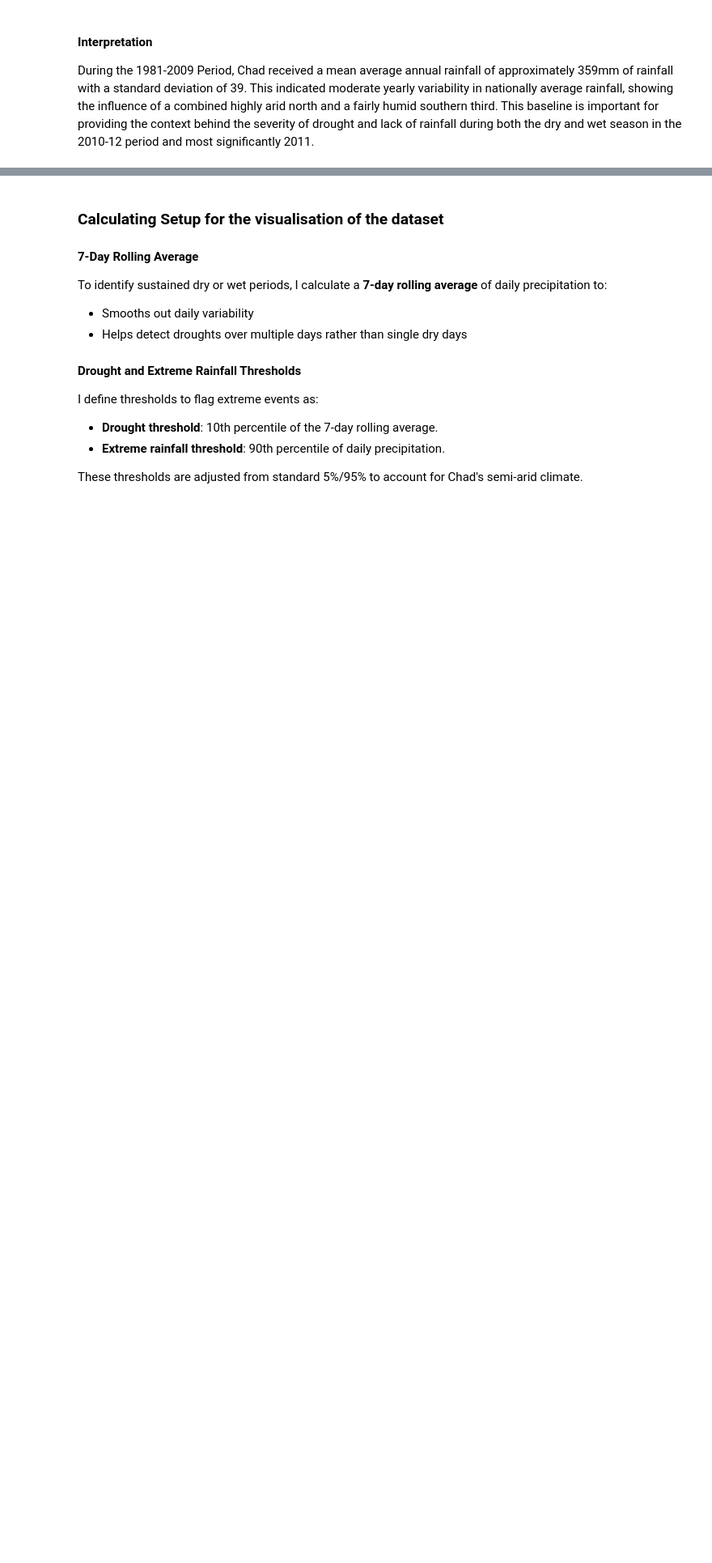
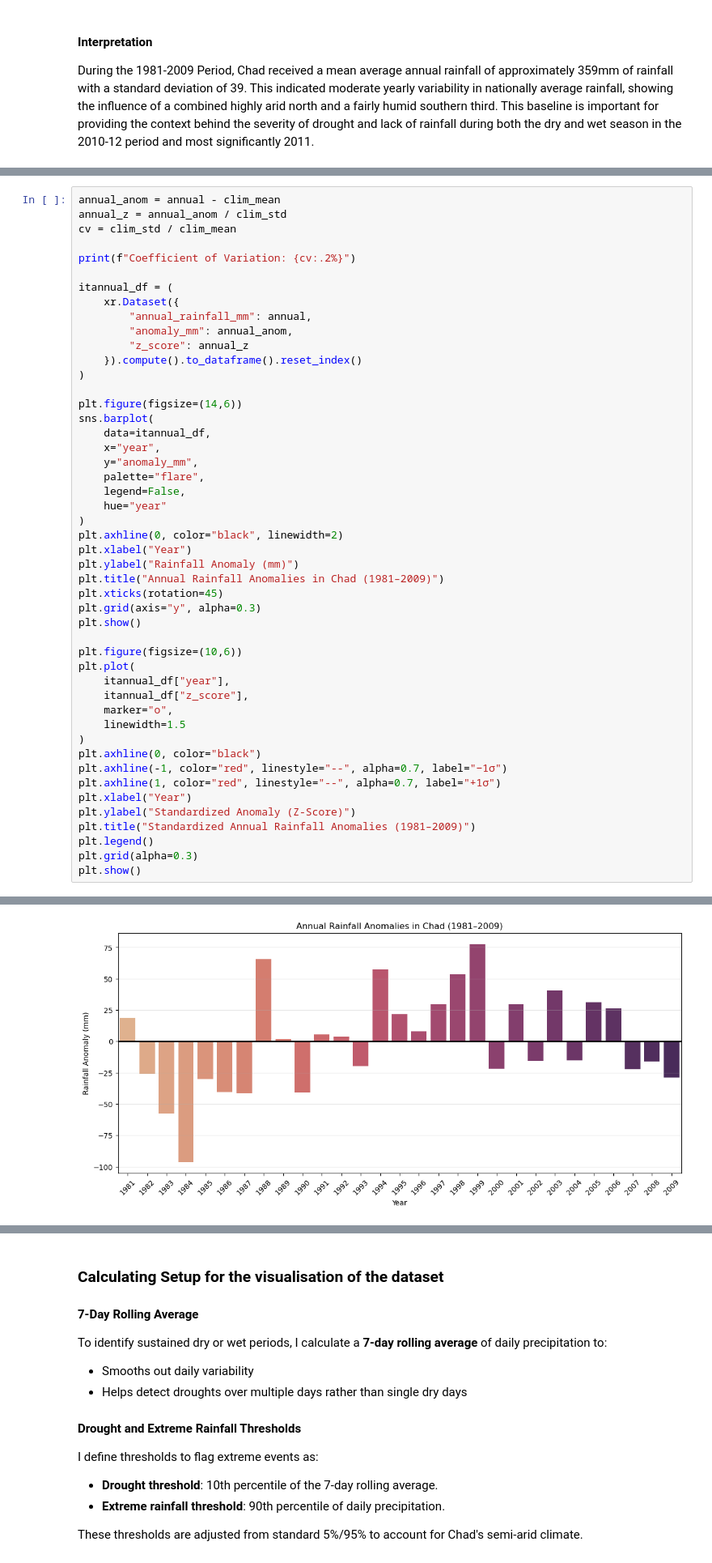
Before and after one commit to sgosmyt2/climate-extremes-risk-analysis, a Jupyter notebook: notebooks/Chad2011ExtremeWeather.ipynb, the cells around one changed output, grey strips where cells are left out. Shown at 81% size. Drawn from its saved outputs; the diff is of its cells as text; blank space fills up the shorter version.

```diff
--- a/notebooks/Chad2011ExtremeWeather.ipynb
+++ b/notebooks/Chad2011ExtremeWeather.ipynb
@@ -175,0 +190,49 @@ During the 1981-2009 Period, Chad received a mean average annual rainfall of app
+# %%
+annual_anom = annual - clim_mean
+annual_z = annual_anom / clim_std
+cv = clim_std / clim_mean
+
+print(f"Coefficient of Variation: {cv:.2%}")
+
+itannual_df = (
+    xr.Dataset({
+        "annual_rainfall_mm": annual,
+        "anomaly_mm": annual_anom,
+        "z_score": annual_z
+    }).compute().to_dataframe().reset_index()
+)
+
+plt.figure(figsize=(14,6))
+sns.barplot(
+    data=itannual_df,
+    x="year",
+    y="anomaly_mm",
+    palette="flare",
+    legend=False,
+    hue="year"
+)
+plt.axhline(0, color="black", linewidth=2)
+plt.xlabel("Year")
+plt.ylabel("Rainfall Anomaly (mm)")
+plt.title("Annual Rainfall Anomalies in Chad (1981–2009)")
+plt.xticks(rotation=45)
+plt.grid(axis="y", alpha=0.3)
+plt.show()
+
+plt.figure(figsize=(10,6))
+plt.plot(
+    itannual_df["year"],
+    itannual_df["z_score"],
+    marker="o",
+    linewidth=1.5
+)
+plt.axhline(0, color="black")
+plt.axhline(-1, color="red", linestyle="--", alpha=0.7, label="−1σ")
+plt.axhline(1, color="red", linestyle="--", alpha=0.7, label="+1σ")
+plt.xlabel("Year")
+plt.ylabel("Standardized Anomaly (Z‑Score)")
+plt.title("Standardized Annual Rainfall Anomalies (1981–2009)")
+plt.legend()
+plt.grid(alpha=0.3)
+plt.show()
+# %% [output]
@@ -175,0 +240 @@ During the 1981-2009 Period, Chad received a mean average annual rainfall of app
+[figure, added]
```
Also changed, not shown: parts of 4 cells of this notebook.
